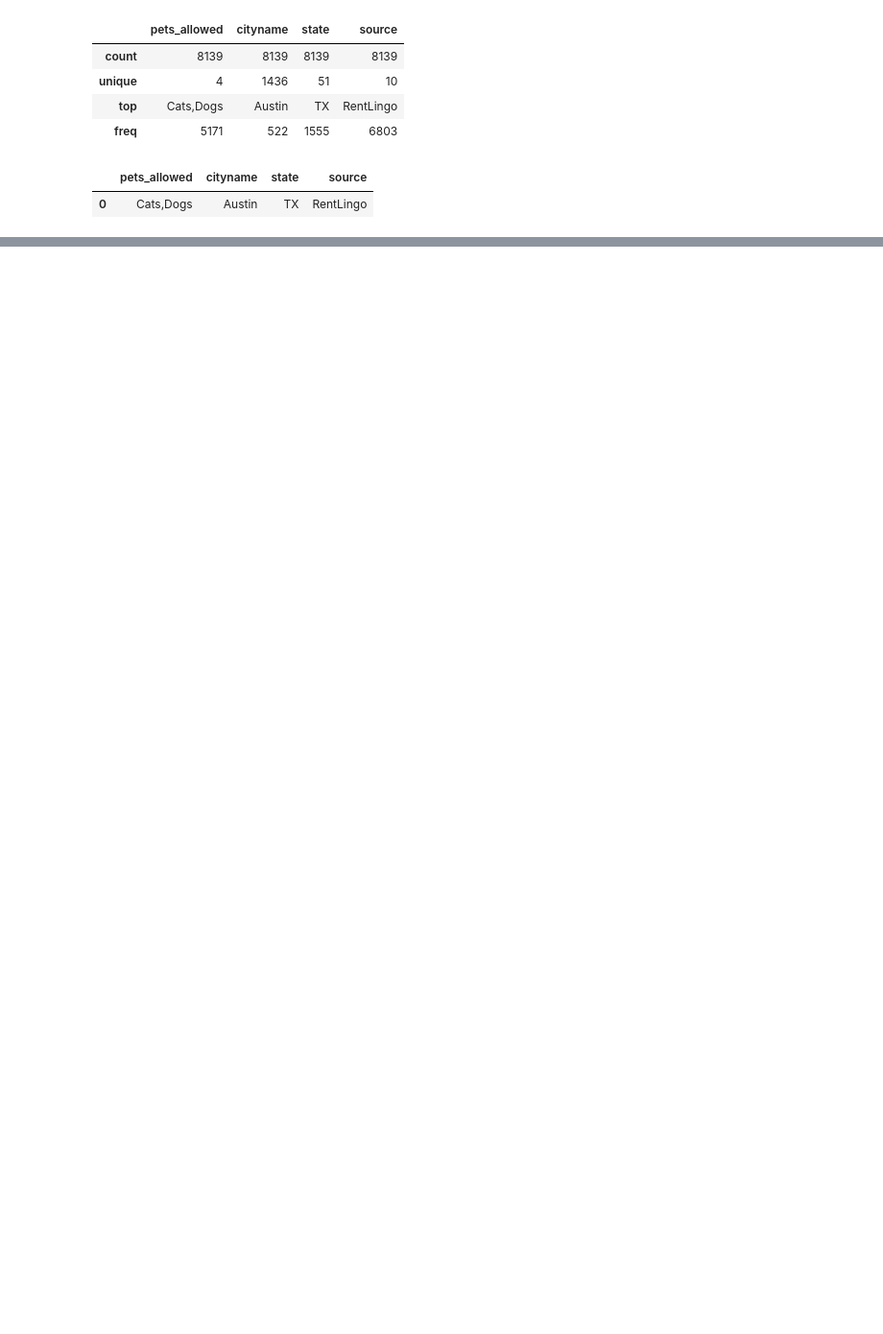
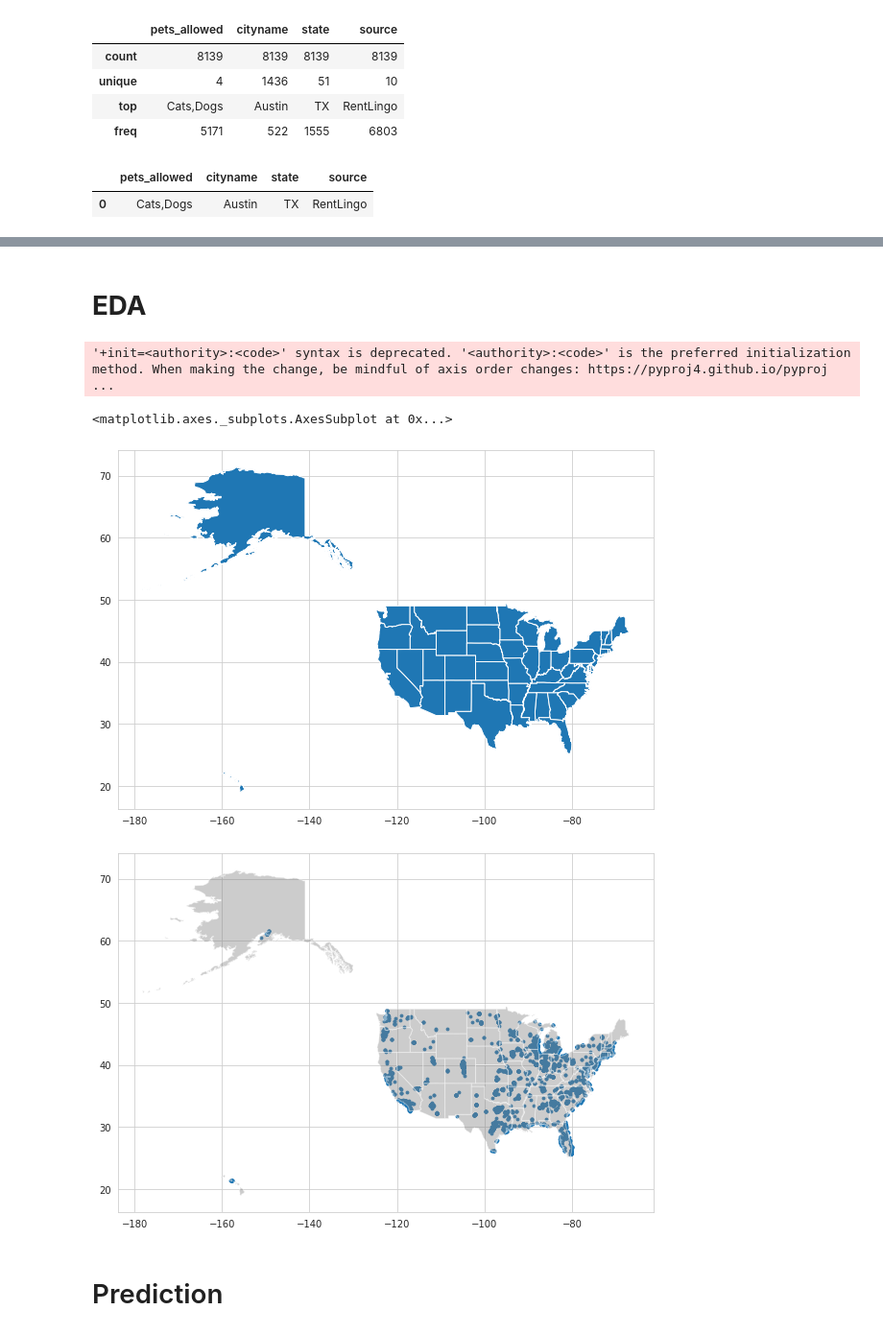
Before and after one commit to khalidakram07/Real-Estate, a Jupyter notebook: realestate.ipynb, the cells around one changed output, grey strips where cells are left out. Shown at 96% size. Cells and saved outputs as stored; diff of their text form; code cells hidden in the pictures; blank space fills up the shorter version.

```diff
--- a/realestate.ipynb
+++ b/realestate.ipynb
@@ -914,0 +793,34 @@ dtype: float64
+# %% [markdown]
+# **EDA**
+# %%
+#27
+import pandas as pd
+import matplotlib.pyplot as plt
+import descartes
+import geopandas as gpd
+from shapely.geometry import Point, Polygon
+
+%matplotlib inline
+
+#28
+street_map=gpd.read_file("/content/USA_States.shp")
+fig,ax=plt.subplots(figsize=(10,10))
+street_map.plot(ax=ax)
+
+#30
+geometry= [Point(xy) for xy in zip(df["longitude"],df["latitude"])]
+geometry[:3]
+crs={"init":"epsg:4326"}
+geo_df=gpd.GeoDataFrame(df,crs=crs,geometry=geometry)
+geo_df.head()
+
+#31
+ax = geo_df['geometry'].plot(markersize=8, figsize=(10,10))
+street_map.plot(ax=ax,alpha=0.4,color="grey")
+# %% [output]
+'+init=<authority>:<code>' syntax is deprecated. '<authority>:<code>' is the preferred initialization method. When making the change, be mindful of axis order changes: https://pyproj4.github.io/pyproj ...
+<matplotlib.axes._subplots.AxesSubplot at 0x...>
+[figure, added]
+[figure, added]
+# %% [markdown]
+# Prediction
```
Also changed, not shown: parts of 169 cells of this notebook, 10 other files.
